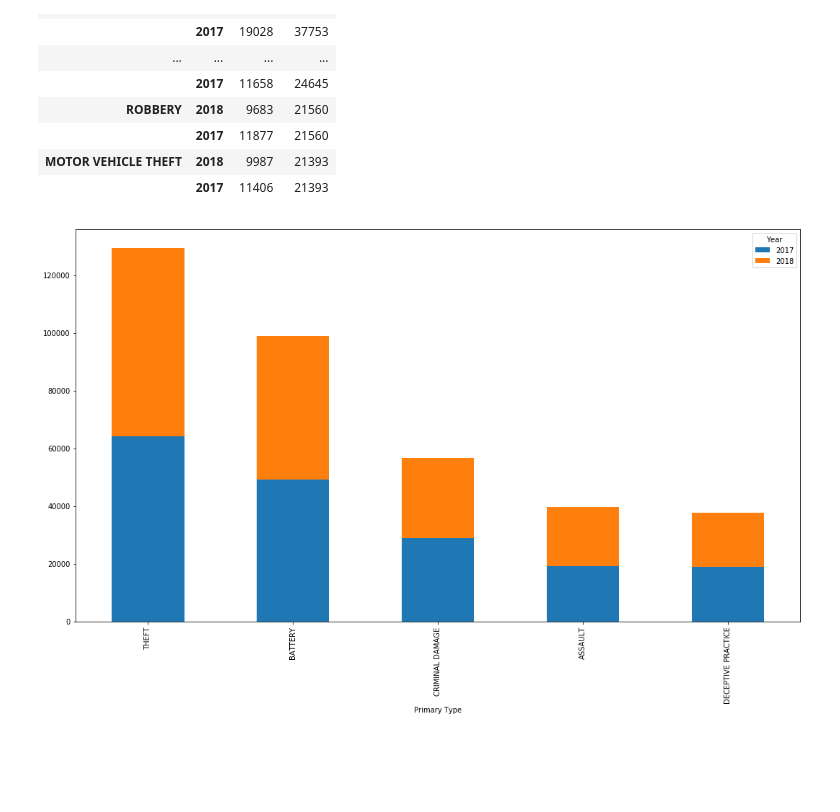
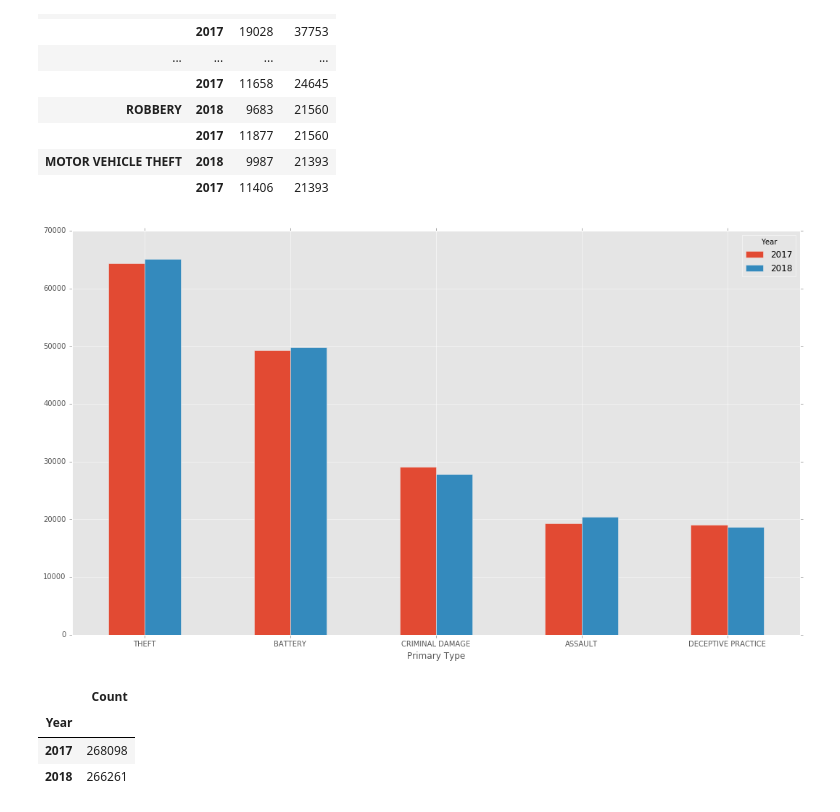
Before and after one commit to capp-machine-learning/chicago-crime-analysis, a Jupyter notebook: data_analysis.ipynb, the cells around one changed output. Drawn from its saved outputs; the diff is of its cells as text; code cells hidden in the pictures; blank space fills up the shorter version.

```diff
--- a/data_analysis.ipynb
+++ b/data_analysis.ipynb
@@ -3,3 +1,9 @@ import pandas as pd
+# %%
+import pandas as pd
+import matplotlib
+import matplotlib.pyplot as plt
+matplotlib.style.use('ggplot')
+%matplotlib inline
 # %%
 # Read two datasets into dataframes and concatenate into one dataset: crime_df
 
@@ -55,7 +54,15 @@ type_count_df.head(20)
 | MOTOR VEHICLE THEFT | 2018 | 9987 | 21393 |
 |  | 2017 | 11406 | 21393 |
 # %%
-#fig = crime_count_df[:5].plot.bar(rot=0, figsize=(18,5))
-fig = type_count_df[:10].Count.unstack().plot.bar(stacked=True, figsize=(18,10))
+count_ax = type_count_df[:10].Count.unstack().plot.bar(stacked=False, figsize=(18,10), rot=0)
+plt.show()
 # %% [output]
-[figure, old version]
+[figure, new version]
+# %%
+year_df = crime_df.groupby(["Year"]).size().to_frame("Count")
+year_df
+# %% [output]
+|  | Count |
+| Year |  |
+| 2017 | 268098 |
+| 2018 | 266261 |
```
Also changed, not shown: parts of 3 cells of this notebook.
